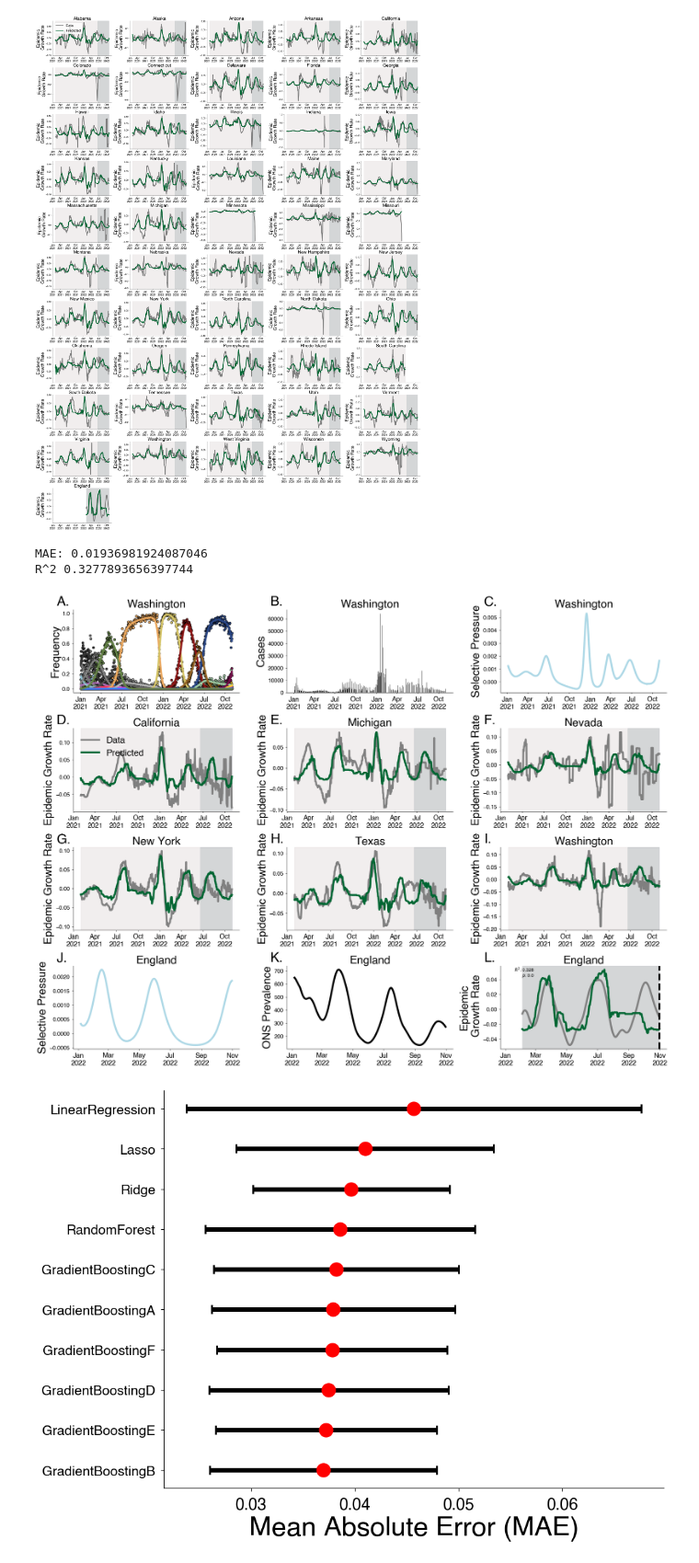
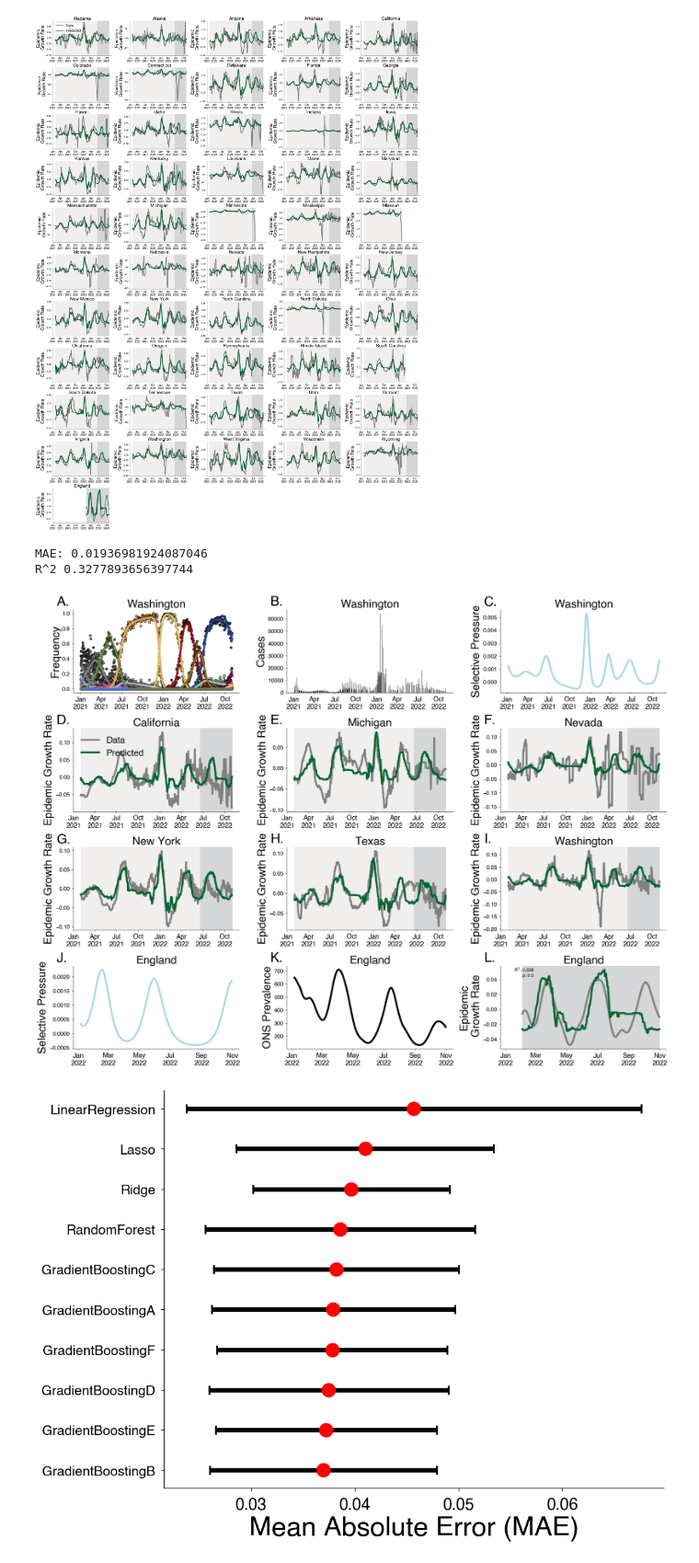
Before and after one commit to blab/relative-fitness-mechanisms, a Jupyter notebook: notebooks/SelectivePressureModelComparison.ipynb, the cells around one changed output. Shown at 92% size. Saved outputs shown, nothing was run; the diff lists cells and outputs as text; code cells hidden in the pictures.

Commit message:
Fixing figure export

```diff
--- a/notebooks/SelectivePressureModelComparison.ipynb
+++ b/notebooks/SelectivePressureModelComparison.ipynb
@@ -327,35 +327,35 @@ for l, loc in enumerate(target_locations):
     ax.text(0.2, 0.985, stats_text,
             horizontalalignment='right',
             verticalalignment='top',
             transform=ax.transAxes)
 
     # Highlight test and training sets
     min_train_time, max_train_time = dates_vec[X.index][loc_idx_train].min(), dates_vec[X.index][loc_idx_train].max()
     if not pd.isnull(max_train_time):
-        ax.axvline(max_train_time, color="k", linestyle="--")
+        #ax.axvline(max_train_time, color="k", linestyle="--")
         ax.axvspan(min_train_time, max_train_time, color=TRAIN_PERIOD_COLOR, alpha=0.3)
 
     min_test_time, max_test_time = dates_vec[X_test.index][loc_idx_test].min(), dates_vec[X_test.index][loc_idx_test].max()
     if not pd.isnull(max_test_time):
         ax.axvspan(min_test_time, max_test_time, color=TEST_PERIOD_COLOR, alpha=0.3)
 
     ax.set_ylabel("Epidemic\n Growth Rate")
     ax.set_title(loc)
 
     # Format dates
     ax.xaxis.set_major_formatter(mdates.DateFormatter('%b\n%Y'))
     axes.append(ax)
 
 ax_labels = string.ascii_uppercase
 for ax, ax_label in zip(axes, ax_labels):
     ax.text(-0.1, 1.05, ax_label + ".", transform=ax.transAxes, size=36, weight='bold')
 fig.tight_layout()
 
 fig.savefig("../manuscript/figures/selective_pressure_prediction.png")
 # %% [output]
 MAE: 0.01936981924087046
 R^2 0.3277893656397744
-[figure, old version]
+[figure, new version]
 # %%
 def make_summary_table(data):
     df = pd.DataFrame(data)
```
Also changed, not shown: 5 other files.
